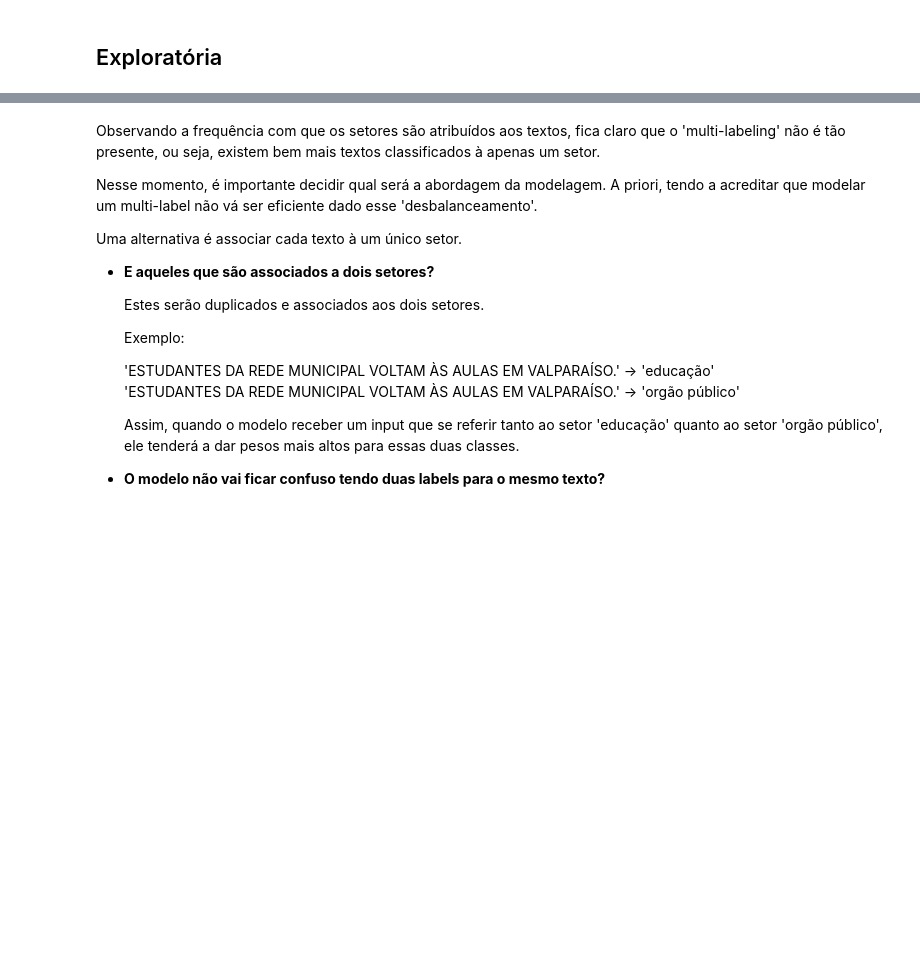
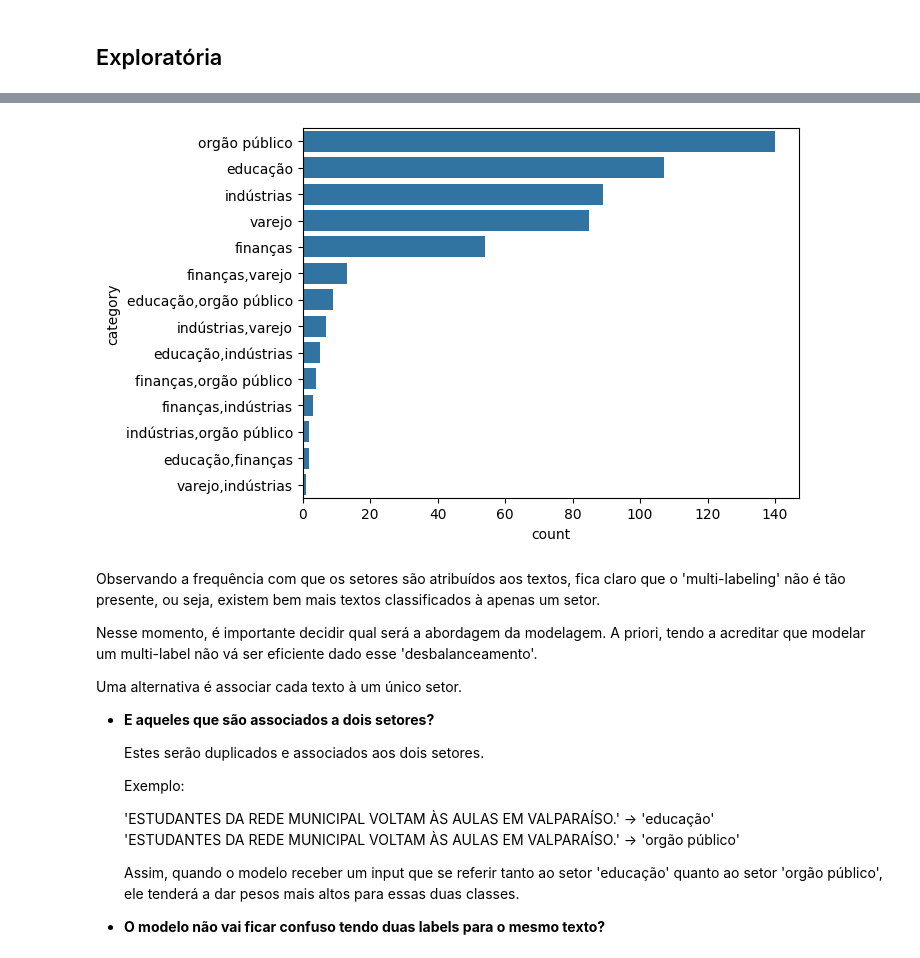
Before and after one commit to MatheussAlvess/NLP_Sectors, a Jupyter notebook: analysis.ipynb, the cells around one changed output, grey strips where cells are left out. Cells and saved outputs as stored; diff of their text form; code cells hidden in the pictures; blank space fills up the shorter version.

```diff
--- a/analysis.ipynb
+++ b/analysis.ipynb
@@ -58,3 +61,8 @@ Name: count, dtype: int64
+# %%
+ordenados = dataset[setor].value_counts().index
+sns.countplot(dataset[setor], order=ordenados);
+# %% [output]
+[figure, added]
 # %% [markdown]
 Observando a frequência com que os setores são atribuídos aos textos, fica claro que o 'multi-labeling' não é tão presente, ou seja,
 existem bem mais textos classificados à apenas um setor.
```
Also changed, not shown: parts of 8 cells of this notebook.
